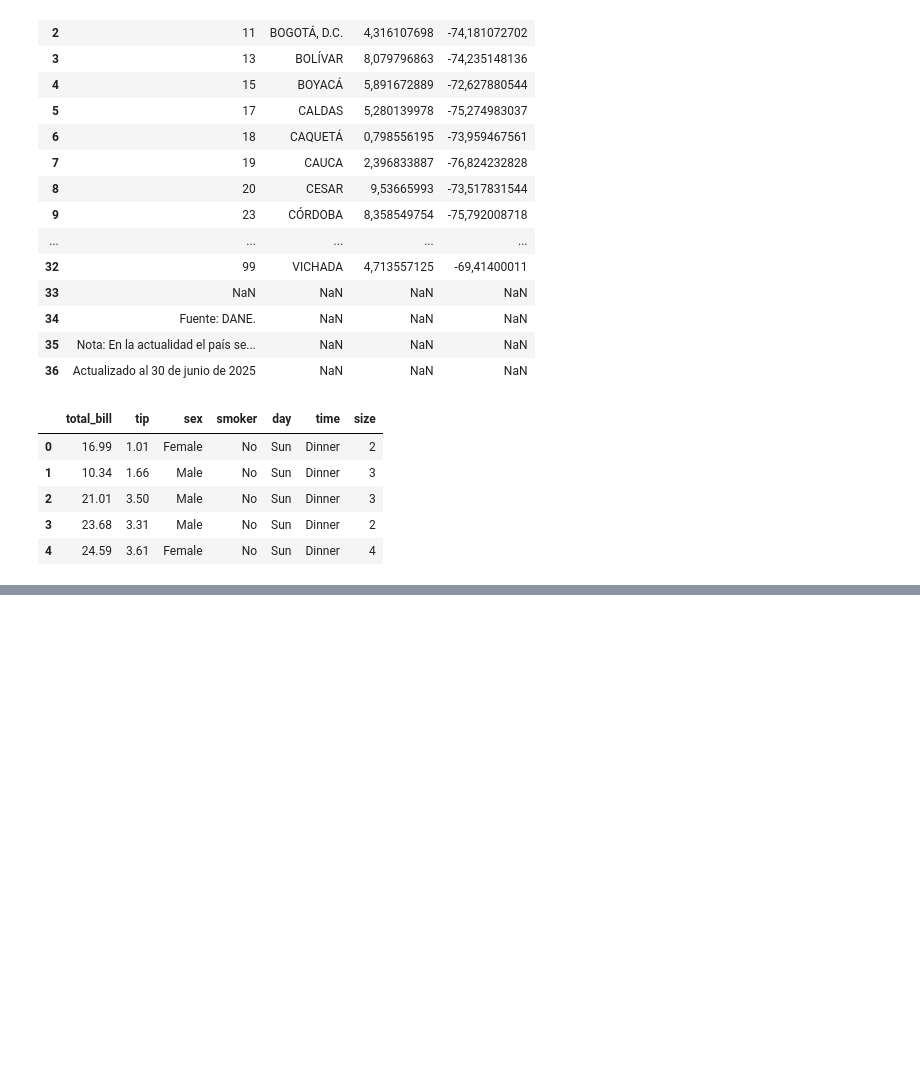
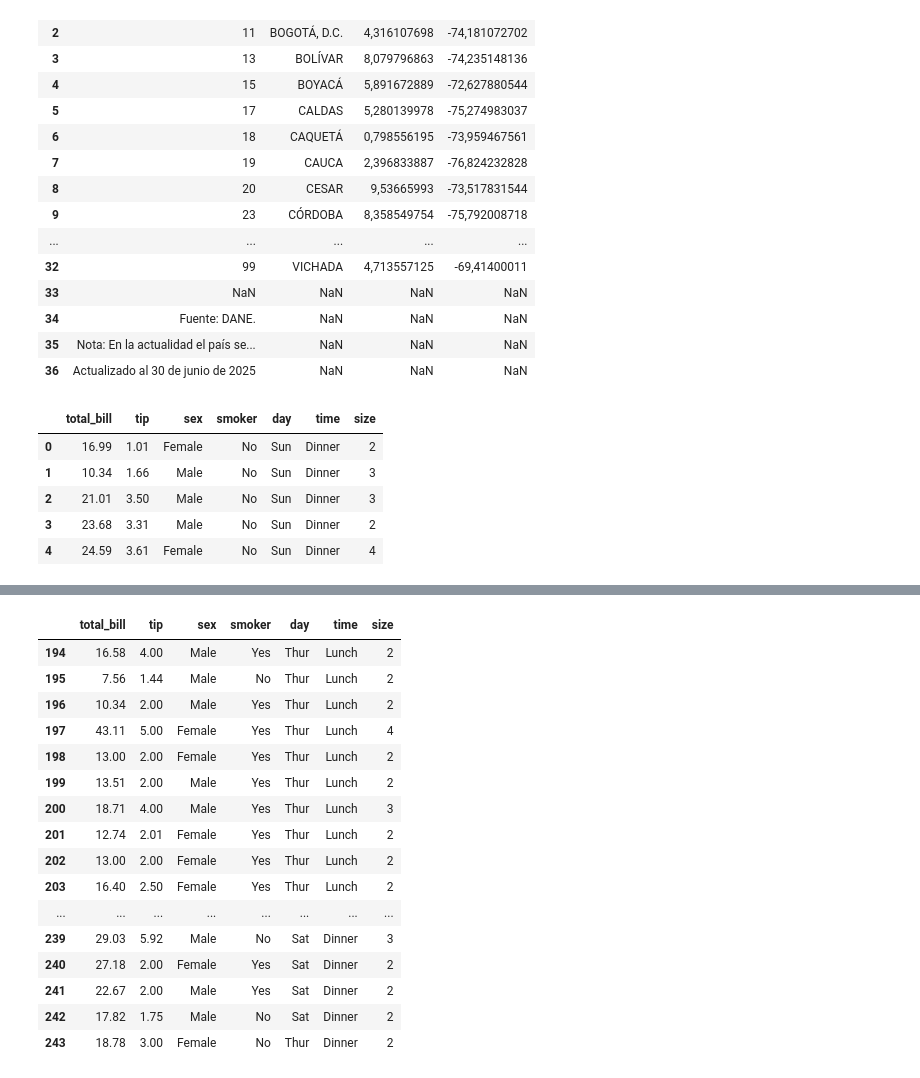
Before and after one commit to justoneye/Bootcamp-IA-G84, a Jupyter notebook: Semana4.ipynb, the cells around one changed output, grey strips where cells are left out. Saved outputs shown, nothing was run; the diff lists cells and outputs as text; code cells hidden in the pictures; blank space fills up the shorter version.

```diff
--- a/Semana4.ipynb
+++ b/Semana4.ipynb
@@ -48,0 +76,26 @@ df.head()
+# %%
+'''
+EJERCICIO: Leer los últimos 10, 20 y 50 registros
+'''
+
+df.tail(10)
+df.tail(20)
+df.tail(50)
+# %% [output]
+|  | total_bill | tip | sex | smoker | day | time | size |
+| 194 | 16.58 | 4.00 | Male | Yes | Thur | Lunch | 2 |
+| 195 | 7.56 | 1.44 | Male | No | Thur | Lunch | 2 |
+| 196 | 10.34 | 2.00 | Male | Yes | Thur | Lunch | 2 |
+| 197 | 43.11 | 5.00 | Female | Yes | Thur | Lunch | 4 |
+| 198 | 13.00 | 2.00 | Female | Yes | Thur | Lunch | 2 |
+| 199 | 13.51 | 2.00 | Male | Yes | Thur | Lunch | 2 |
+| 200 | 18.71 | 4.00 | Male | Yes | Thur | Lunch | 3 |
+| 201 | 12.74 | 2.01 | Female | Yes | Thur | Lunch | 2 |
+| 202 | 13.00 | 2.00 | Female | Yes | Thur | Lunch | 2 |
+| 203 | 16.40 | 2.50 | Female | Yes | Thur | Lunch | 2 |
+| ... | ... | ... | ... | ... | ... | ... | ... |
+| 239 | 29.03 | 5.92 | Male | No | Sat | Dinner | 3 |
+| 240 | 27.18 | 2.00 | Female | Yes | Sat | Dinner | 2 |
+| 241 | 22.67 | 2.00 | Male | Yes | Sat | Dinner | 2 |
+| 242 | 17.82 | 1.75 | Male | No | Sat | Dinner | 2 |
+| 243 | 18.78 | 3.00 | Female | No | Thur | Dinner | 2 |
```
Also changed, not shown: parts of 1 cell of this notebook.
